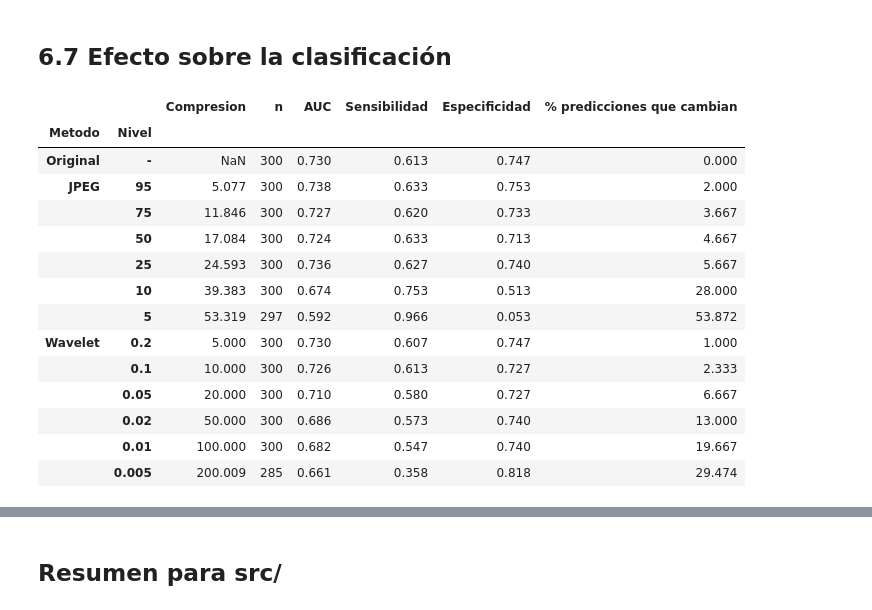
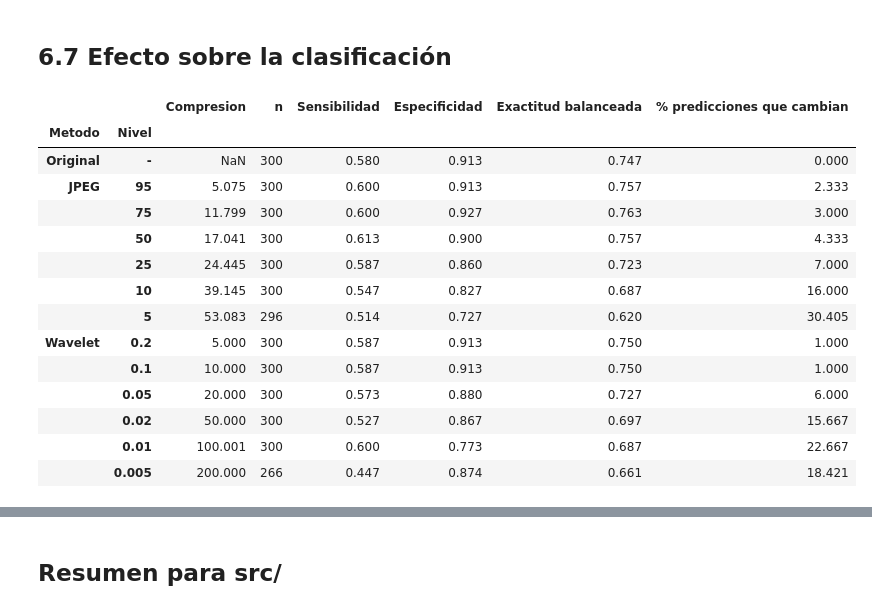
Before and after one commit to tobias-del/PSIB2026Q2-TPI-Grupo07-Barboza-Casais-Mitchelena, a Jupyter notebook: Notebooks/06_COMPRESION.ipynb, the cells around one changed output, grey strips where cells are left out. Saved outputs shown, nothing was run; the diff lists cells and outputs as text; code cells hidden in the pictures.

```diff
--- a/Notebooks/06_COMPRESION.ipynb
+++ b/Notebooks/06_COMPRESION.ipynb
@@ -25,13 +25,16 @@ warnings.filterwarnings("ignore", category=FutureWarning)
 # %%
-# Mismos datos que el notebook 05. Se separa una partición de grupos completa (la primera de las 5 de
-# StratifiedGroupKFold) como prueba: el clasificador se entrena con las imágenes originales del resto.
+# Mismos datos y grupos que el notebook 05. Se separa una partición de grupos completa (la 0 de las 5) como prueba:
+# los umbrales de la regla (Area_rel O Entropia > percentil 95 de los controles) se fijan con las imágenes
+# originales de las otras cuatro.
 feat = pd.read_csv(Path("..") / "data" / "caracteristicas_cortes.csv")
 datos = preparar(feat)
 y = datos["y"].to_numpy()
-tr, te = next(StratifiedGroupKFold(K, shuffle=True, random_state=SEMILLA).split(datos, y, datos["Grupo"]))
-clf = modelo_logistica("balanced").fit(datos.loc[tr, CARACTERISTICAS].to_numpy(), y[tr])
-print(f"Entrenamiento: {len(tr)} cortes | prueba: {len(te)} cortes")
+part = particion_por_grupo(datos["Grupo"].to_numpy(), y)
+tr, te = np.flatnonzero(part != 0), np.flatnonzero(part == 0)
+umbrales = ajustar_umbrales(datos.iloc[tr])
+print(f"Umbrales: {len(tr)} cortes | prueba: {len(te)} cortes")
 assert not set(datos.loc[tr, "Grupo"]) & set(datos.loc[te, "Grupo"])
+print({k: round(v, 4) for k, v in umbrales.items()})
 
 # Como el pipeline se repite 13 veces por corte, se toma una muestra de 75 cortes de prueba por Clase y Eje
 N_POR_ESTRATO = 75
@@ -362,38 +366,38 @@ plt.show()
 # %% [markdown]
 ## 6.7 Efecto sobre la clasificación
 # %%
-# El clasificador (entrenado con imágenes originales en 6.1) se aplica a las características de cada versión
-comp["Eje_axial"] = (comp["Eje"] == "Axial").astype(int)
+# La regla (umbrales fijados con imágenes originales en 6.1) se aplica a las características de cada versión
 comp["y"] = (comp["Clase"] == "MS").astype(int)
-comp["p"] = np.nan
-ok_feat = comp[CARACTERISTICAS].notna().all(axis=1)
-comp.loc[ok_feat, "p"] = clf.predict_proba(comp.loc[ok_feat, CARACTERISTICAS].to_numpy())[:, 1]
-p0 = comp[comp["Metodo"] == "Original"].set_index("Ruta")["p"]
-comp["Cambia_prediccion"] = (comp["p"] >= 0.5) != (comp["Ruta"].map(p0) >= 0.5)
+cols_regla = [c for c, _ in REGLA]
+ok_feat = comp[cols_regla].notna().all(axis=1)
+comp["pred"] = np.nan
+comp.loc[ok_feat, "pred"] = aplicar_regla(comp[ok_feat], umbrales).astype(float)
+p0 = comp[comp["Metodo"] == "Original"].set_index("Ruta")["pred"]
+comp["Cambia_prediccion"] = comp["pred"] != comp["Ruta"].map(p0)
 
 filas = []
 for (metodo, nivel), d in comp.groupby(["Metodo", "Nivel"], sort=False):
-    d = d.dropna(subset=["p"])
-    filas.append({"Metodo": metodo, "Nivel": nivel, "n": len(d), **metricas(d["y"].to_numpy(), d["p"].to_numpy()),
+    d = d.dropna(subset=["pred"])
+    filas.append({"Metodo": metodo, "Nivel": nivel, "n": len(d), **metricas(d["y"].to_numpy(), d["pred"].to_numpy()),
                   "% predicciones que cambian": 100 * d["Cambia_prediccion"].mean()})
 clas = pd.DataFrame(filas).set_index(["Metodo", "Nivel"])
 clas["Compresion"] = calidad["Compresion"].reindex(clas.index)
-clas[["Compresion", "n", "AUC", "Sensibilidad", "Especificidad", "% predicciones que cambian"]].round(3)
+clas[["Compresion", "n", "Sensibilidad", "Especificidad", "Exactitud balanceada", "% predicciones que cambian"]].round(3)
 # %% [output]
-|  |  | Compresion | n | AUC | Sensibilidad | Especificidad | % predicciones que cambian |
+|  |  | Compresion | n | Sensibilidad | Especificidad | Exactitud balanceada | % predicciones que cambian |
 | Metodo | Nivel |  |  |  |  |  |  |
-| Original | - | NaN | 300 | 0.730 | 0.613 | 0.747 | 0.000 |
-| JPEG | 95 | 5.077 | 300 | 0.738 | 0.633 | 0.753 | 2.000 |
-|  | 75 | 11.846 | 300 | 0.727 | 0.620 | 0.733 | 3.667 |
-|  | 50 | 17.084 | 300 | 0.724 | 0.633 | 0.713 | 4.667 |
-|  | 25 | 24.593 | 300 | 0.736 | 0.627 | 0.740 | 5.667 |
-|  | 10 | 39.383 | 300 | 0.674 | 0.753 | 0.513 | 28.000 |
-|  | 5 | 53.319 | 297 | 0.592 | 0.966 | 0.053 | 53.872 |
-| Wavelet | 0.2 | 5.000 | 300 | 0.730 | 0.607 | 0.747 | 1.000 |
-|  | 0.1 | 10.000 | 300 | 0.726 | 0.613 | 0.727 | 2.333 |
-|  | 0.05 | 20.000 | 300 | 0.710 | 0.580 | 0.727 | 6.667 |
-|  | 0.02 | 50.000 | 300 | 0.686 | 0.573 | 0.740 | 13.000 |
-|  | 0.01 | 100.000 | 300 | 0.682 | 0.547 | 0.740 | 19.667 |
-|  | 0.005 | 200.009 | 285 | 0.661 | 0.358 | 0.818 | 29.474 |
+| Original | - | NaN | 300 | 0.580 | 0.913 | 0.747 | 0.000 |
+| JPEG | 95 | 5.075 | 300 | 0.600 | 0.913 | 0.757 | 2.333 |
+|  | 75 | 11.799 | 300 | 0.600 | 0.927 | 0.763 | 3.000 |
+|  | 50 | 17.041 | 300 | 0.613 | 0.900 | 0.757 | 4.333 |
+|  | 25 | 24.445 | 300 | 0.587 | 0.860 | 0.723 | 7.000 |
+|  | 10 | 39.145 | 300 | 0.547 | 0.827 | 0.687 | 16.000 |
+|  | 5 | 53.083 | 296 | 0.514 | 0.727 | 0.620 | 30.405 |
+| Wavelet | 0.2 | 5.000 | 300 | 0.587 | 0.913 | 0.750 | 1.000 |
+|  | 0.1 | 10.000 | 300 | 0.587 | 0.913 | 0.750 | 1.000 |
+|  | 0.05 | 20.000 | 300 | 0.573 | 0.880 | 0.727 | 6.000 |
+|  | 0.02 | 50.000 | 300 | 0.527 | 0.867 | 0.697 | 15.667 |
+|  | 0.01 | 100.001 | 300 | 0.600 | 0.773 | 0.687 | 22.667 |
+|  | 0.005 | 200.000 | 266 | 0.447 | 0.874 | 0.661 | 18.421 |
 # %%
 fig, axs = plt.subplots(1, 2, figsize=(13, 4.5))
```
Also changed, not shown: parts of 14 cells of this notebook, 4 other files.
